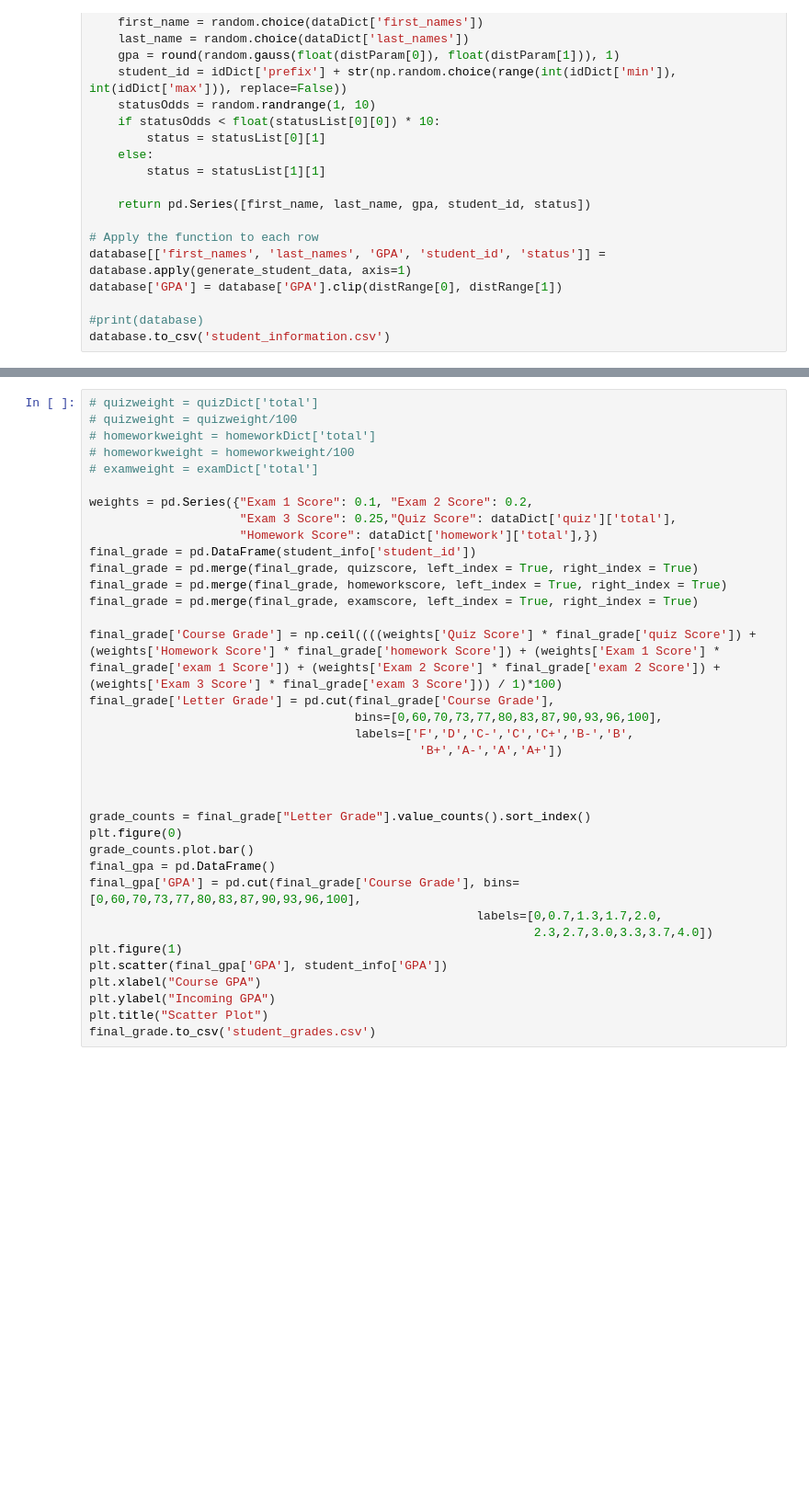
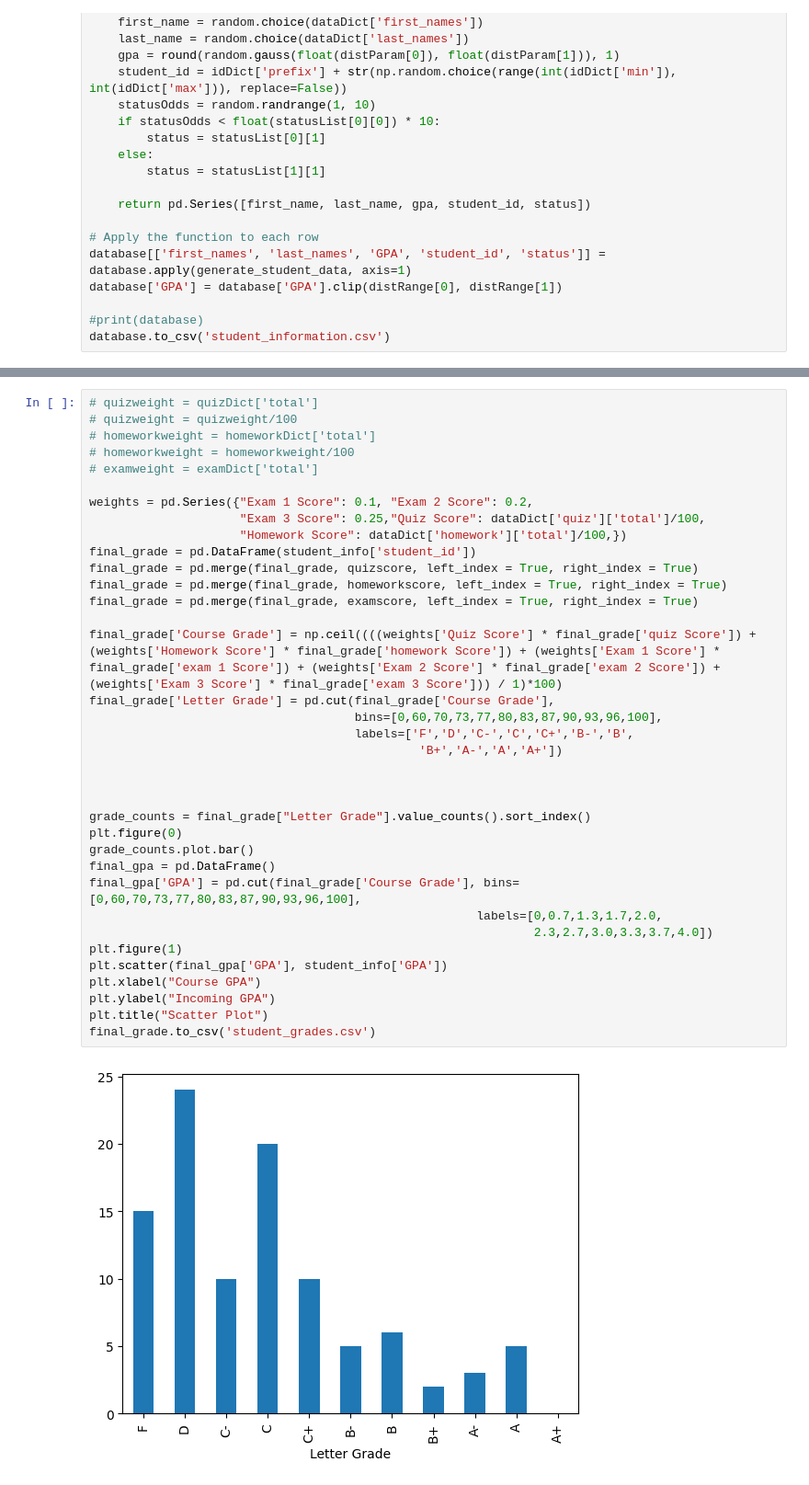
Before and after one commit to hdurrani1107/DBS_repo, a Jupyter notebook: HW2/Homework2.ipynb, the cells around one changed output, grey strips where cells are left out. Shown at 92% size. Drawn from its saved outputs; the diff is of its cells as text; blank space fills up the shorter version.

```diff
--- a/HW2/Homework2.ipynb
+++ b/HW2/Homework2.ipynb
@@ -160,32 +178,34 @@ print(examscore)
 # homeworkweight = homeworkweight/100
 # examweight = examDict['total']
 
 weights = pd.Series({"Exam 1 Score": 0.1, "Exam 2 Score": 0.2,
-                     "Exam 3 Score": 0.25,"Quiz Score": dataDict['quiz']['total'],
-                     "Homework Score": dataDict['homework']['total'],})
+                     "Exam 3 Score": 0.25,"Quiz Score": dataDict['quiz']['total']/100,
+                     "Homework Score": dataDict['homework']['total']/100,})
 final_grade = pd.DataFrame(student_info['student_id'])
 final_grade = pd.merge(final_grade, quizscore, left_index = True, right_index = True)
 final_grade = pd.merge(final_grade, homeworkscore, left_index = True, right_index = True)
 final_grade = pd.merge(final_grade, examscore, left_index = True, right_index = True)
 
 final_grade['Course Grade'] = np.ceil((((weights['Quiz Score'] * final_grade['quiz Score']) + (weights['Homework Score'] * final_grade['homework Score']) + (weights['Exam 1 Score'] * final_grade['exam 1 Score']) + (weights['Exam 2 Score'] * final_grade['exam 2 Score']) + (weights['Exam 3 Score'] * final_grade['exam 3 Score'])) / 1)*100)
 final_grade['Letter Grade'] = pd.cut(final_grade['Course Grade'],
                                      bins=[0,60,70,73,77,80,83,87,90,93,96,100],
                                      labels=['F','D','C-','C','C+','B-','B',
                                               'B+','A-','A','A+'])
 
 
 
 grade_counts = final_grade["Letter Grade"].value_counts().sort_index()
 plt.figure(0)
 grade_counts.plot.bar()
 final_gpa = pd.DataFrame()
 final_gpa['GPA'] = pd.cut(final_grade['Course Grade'], bins=[0,60,70,73,77,80,83,87,90,93,96,100],
                                                       labels=[0,0.7,1.3,1.7,2.0,
                                                               2.3,2.7,3.0,3.3,3.7,4.0])
 plt.figure(1)
 plt.scatter(final_gpa['GPA'], student_info['GPA'])
 plt.xlabel("Course GPA")
 plt.ylabel("Incoming GPA")
 plt.title("Scatter Plot")
 final_grade.to_csv('student_grades.csv')
+# %% [output]
+[figure, added]
```
Also changed, not shown: parts of 2 cells of this notebook.
